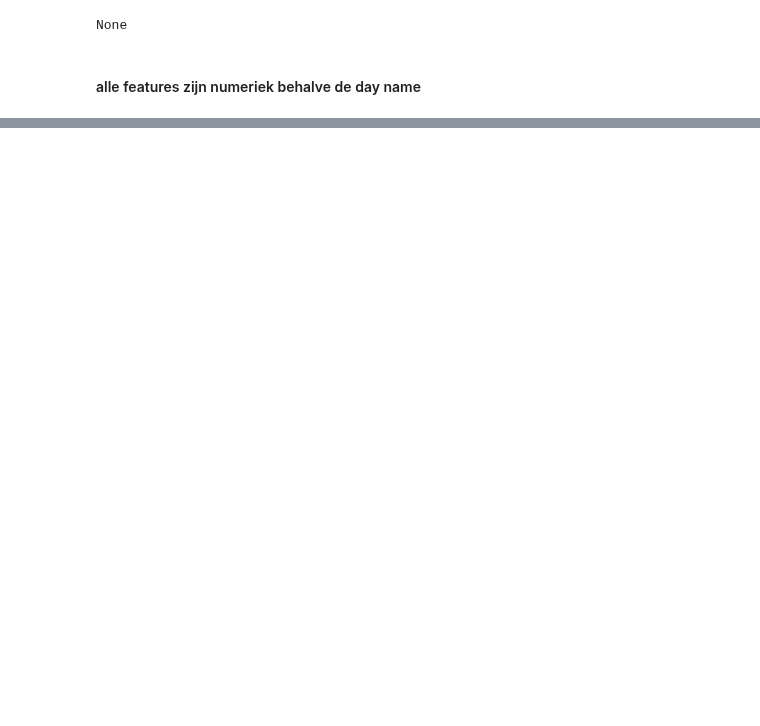
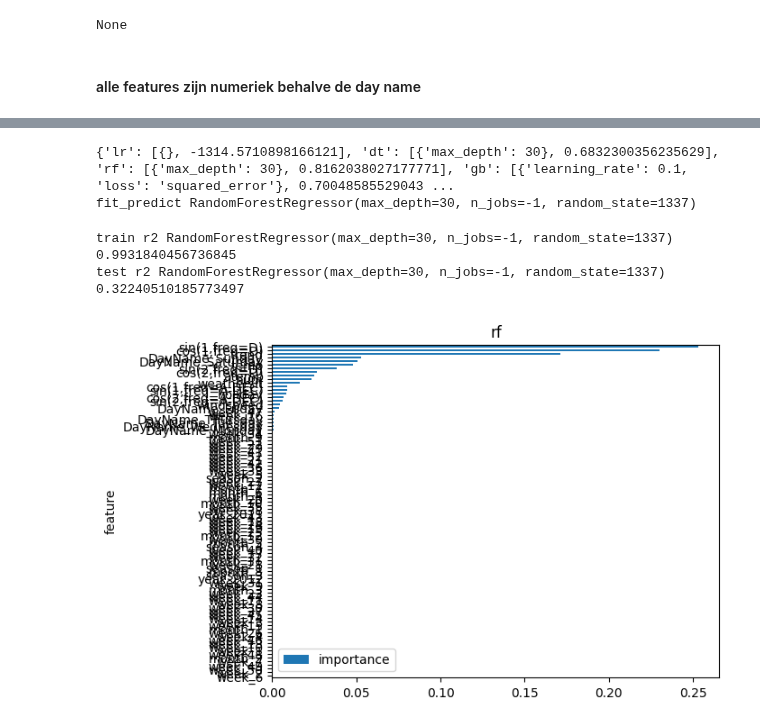
Before and after one commit to JortAkershoek/Machine_Learning, a Jupyter notebook: machine_learning_2.ipynb, the cells around one changed output, grey strips where cells are left out. Cells and saved outputs as stored; diff of their text form; code cells hidden in the pictures; blank space fills up the shorter version.

```diff
--- a/machine_learning_2.ipynb
+++ b/machine_learning_2.ipynb
@@ -298 +322,21 @@ Name: cnt, dtype: float64
+# %%
+models_dict = {'lr': [LinearRegression(), {}],
+               'dt': [DecisionTreeRegressor(random_state=SEED), {'max_depth': [30]}],
+               'rf': [RandomForestRegressor(n_jobs=-1, random_state=SEED), {'max_depth': [30]}],
+               'gb': [GradientBoostingRegressor(random_state=SEED), {'loss': ['squared_error'],
+                                                                     'learning_rate': [0.1]}]}
+# %%
+data = RegressionModels(data=dfh_train.dfh, dummie_cols=['DayName', 'week', 'month', 'year', 'season'],drop='hour' ,target='cnt', shuffle=False, test_size=7*24)
+data.DeterministicProcess(order=1, fourier_terms=[('A', 2), ('D', 2)])
+data.concat()
+data.tune_params(n_splits=52, models_dict=models_dict)
+print(data.results, data.best_model, data.best_score, data.best_params)
+data.predict()
+data.feature_imp()
+# %% [output]
+{'lr': [{}, -1314.5710898166121], 'dt': [{'max_depth': 30}, 0.6832300356235629], 'rf': [{'max_depth': 30}, 0.8162038027177771], 'gb': [{'learning_rate': 0.1, 'loss': 'squared_error'}, 0.70048585529043 ...
+fit_predict RandomForestRegressor(max_depth=30, n_jobs=-1, random_state=1337)
+train r2 RandomForestRegressor(max_depth=30, n_jobs=-1, random_state=1337) 0.9931840456736845
+test r2 RandomForestRegressor(max_depth=30, n_jobs=-1, random_state=1337) 0.32240510185773497
+[figure, added]
 # %%
```
Also changed, not shown: parts of 9 cells of this notebook.
